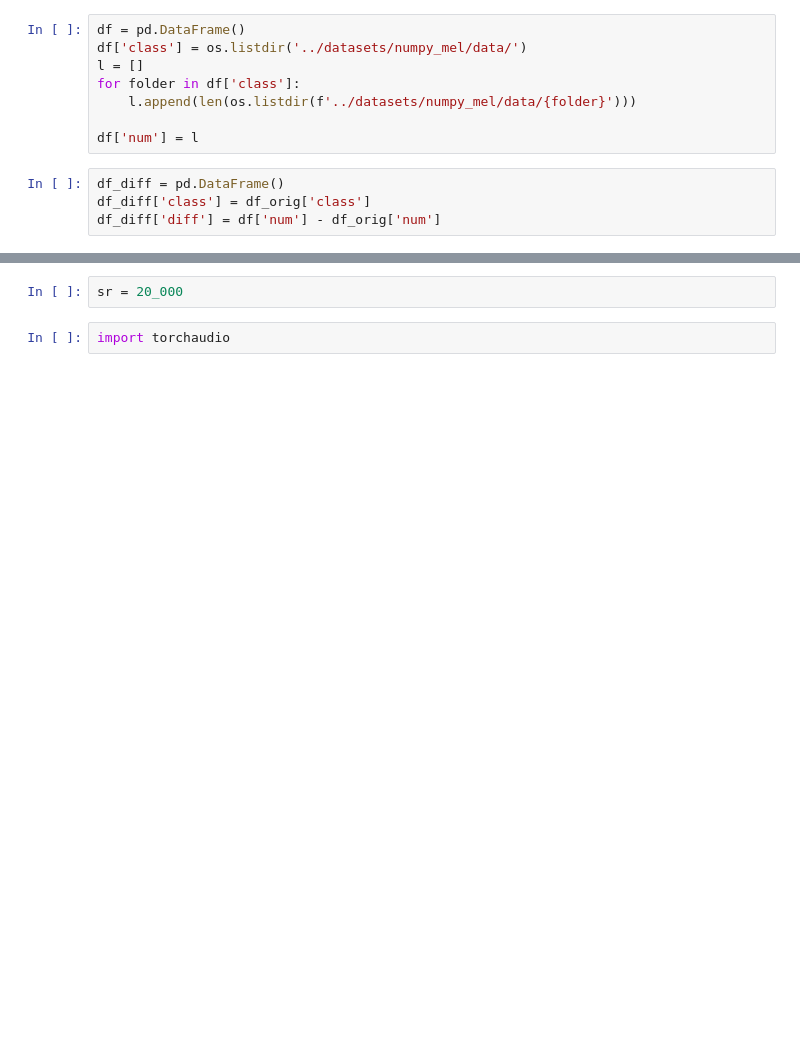
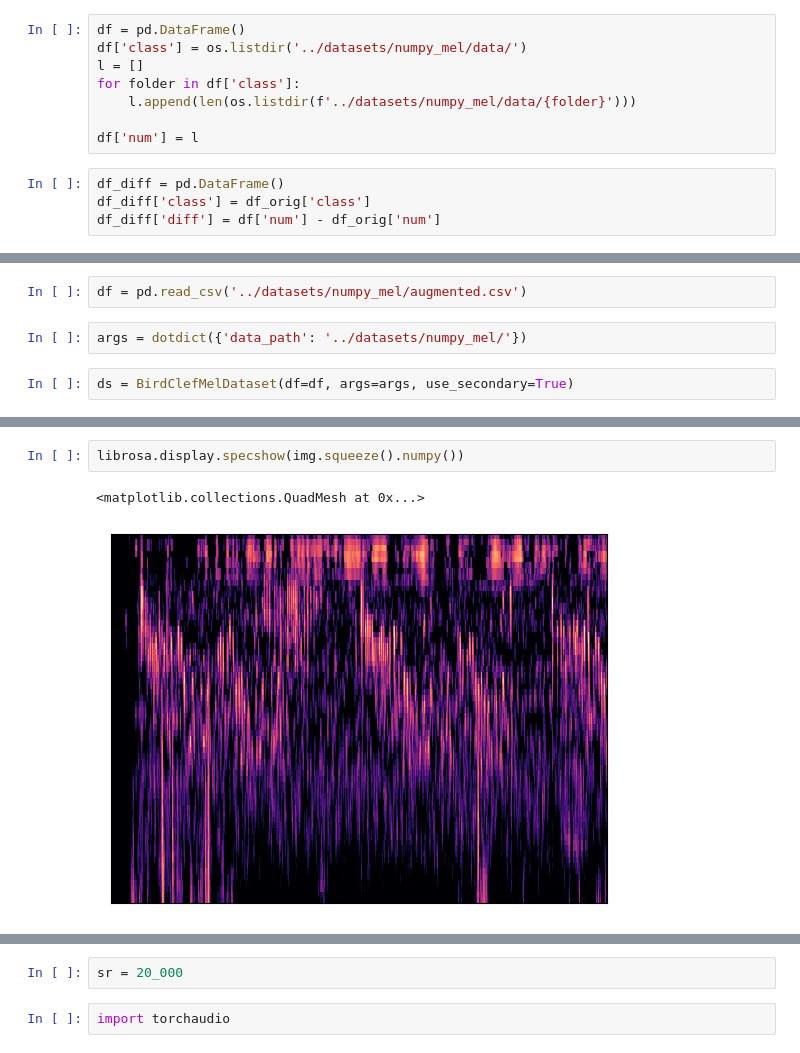
Before and after one commit to gakhromov/ai4good_birdclef, a Jupyter notebook: model/tester.ipynb, the cells around one changed output, grey strips where cells are left out. Drawn from its saved outputs; the diff is of its cells as text; blank space fills up the shorter version.

```diff
--- a/model/tester.ipynb
+++ b/model/tester.ipynb
@@ -86,0 +173,6 @@ Audio(filename=f"../datasets/birdclef22/train_audio/afrsil1/{test.split('_')[0]}
+# %%
+df = pd.read_csv('../datasets/numpy_mel/augmented.csv')
+# %%
+args = dotdict({'data_path': '../datasets/numpy_mel/'})
+# %%
+ds = BirdClefMelDataset(df=df, args=args, use_secondary=True)
@@ -86,0 +215,5 @@ Audio(filename=f"../datasets/birdclef22/train_audio/afrsil1/{test.split('_')[0]}
+# %%
+librosa.display.specshow(img.squeeze().numpy())
+# %% [output]
+<matplotlib.collections.QuadMesh at 0x...>
+[figure, added]
```
Also changed, not shown: parts of 37 cells of this notebook, 5 other files.
